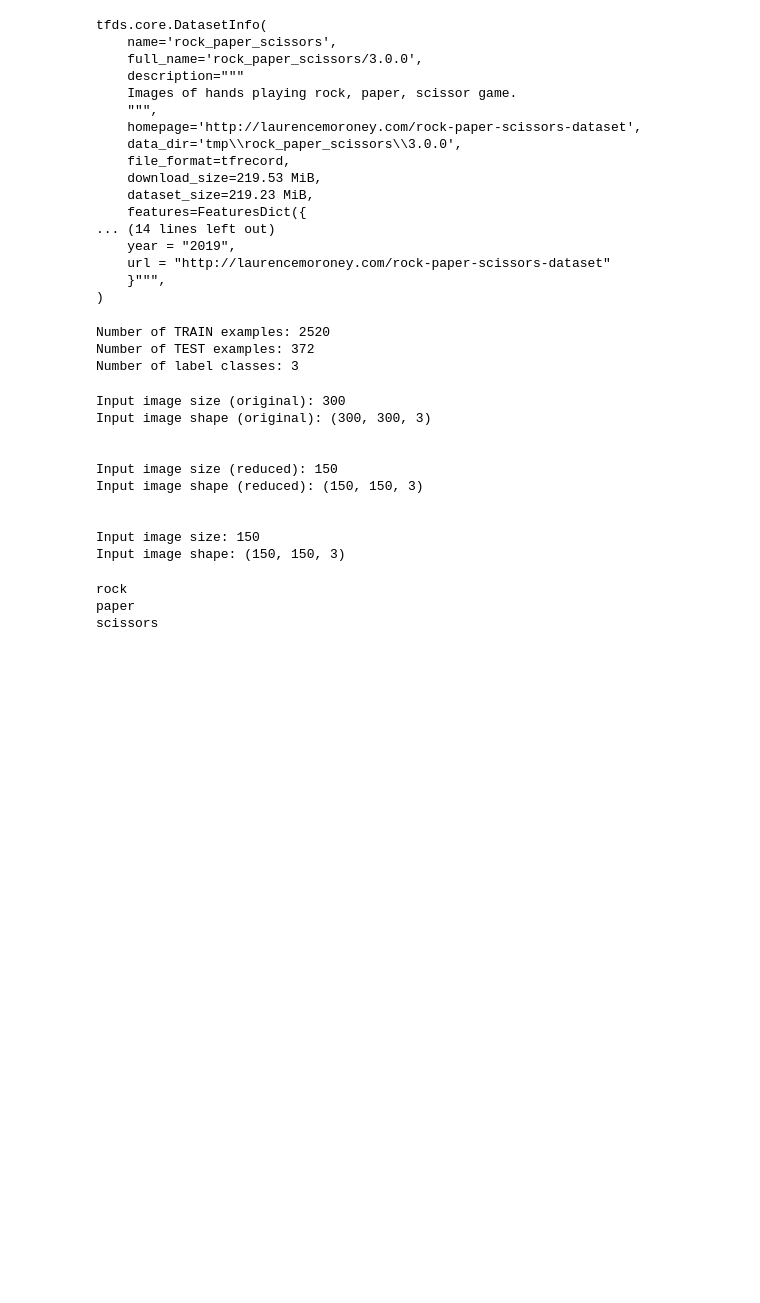
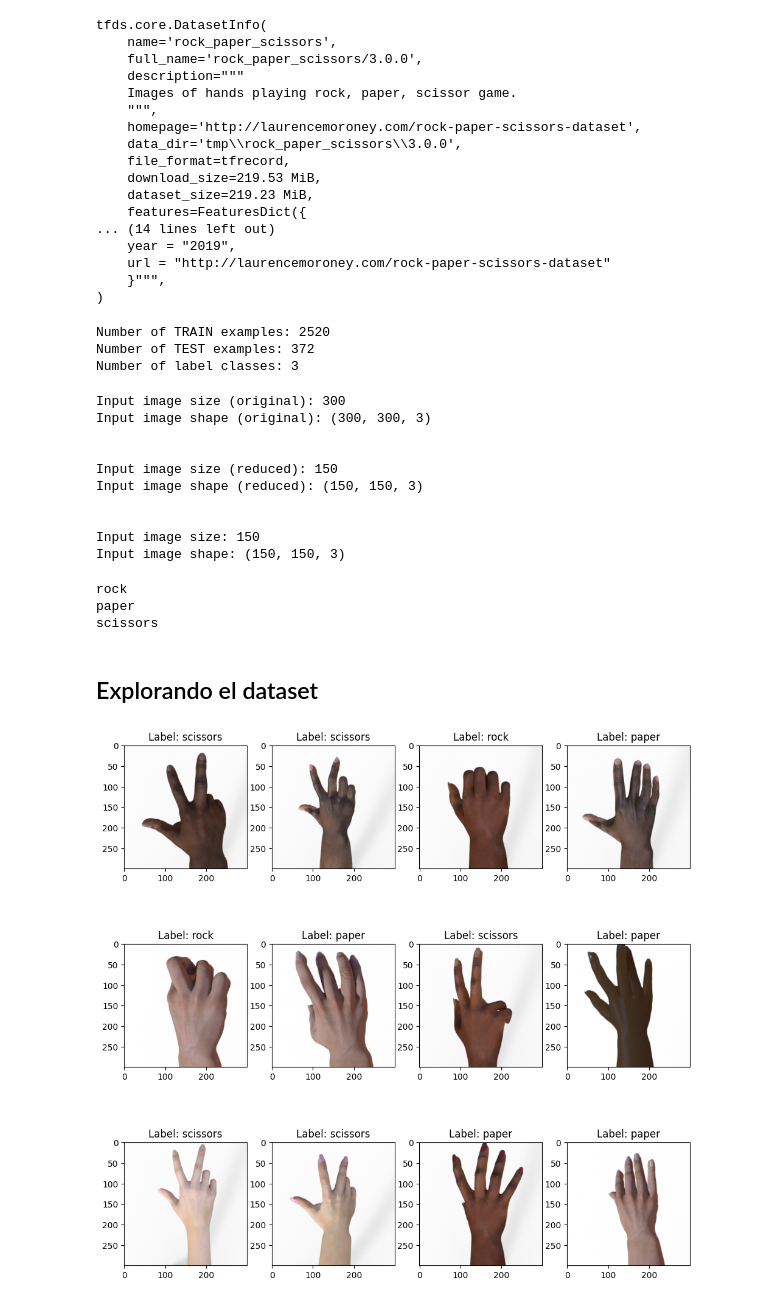
Before and after one commit to karimalisahili/proy1_ia_modelo, a Jupyter notebook: main.ipynb, the cells around one changed output. Drawn from its saved outputs; the diff is of its cells as text; code cells hidden in the pictures; blank space fills up the shorter version.

```diff
--- a/main.ipynb
+++ b/main.ipynb
@@ -167,3 +167,22 @@ print(get_label_name(2));
 rock
 paper
 scissors
+# %% [markdown]
+## Explorando el dataset
+# %%
+def preview_dataset(dataset):
+    plt.figure(figsize=(12, 12))
+    plot_index = 0
+    for features in dataset.take(12):
+        (image, label) = features
+        plot_index += 1
+        plt.subplot(3, 4, plot_index)
+        # plt.axis('Off')
+        label = get_label_name(label.numpy())
+        plt.title('Label: %s' % label)
+        plt.imshow(image.numpy())
+# %%
+# Explorando las imagenes del dataset.
+preview_dataset(dataset_train_raw)
+# %% [output]
+[figure, added]
```
Also changed, not shown: parts of 16 cells of this notebook.
